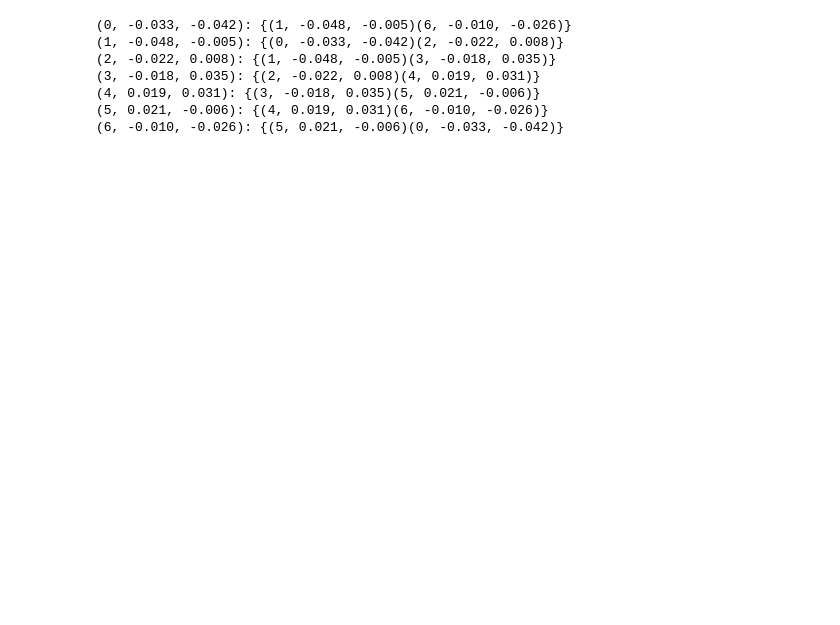
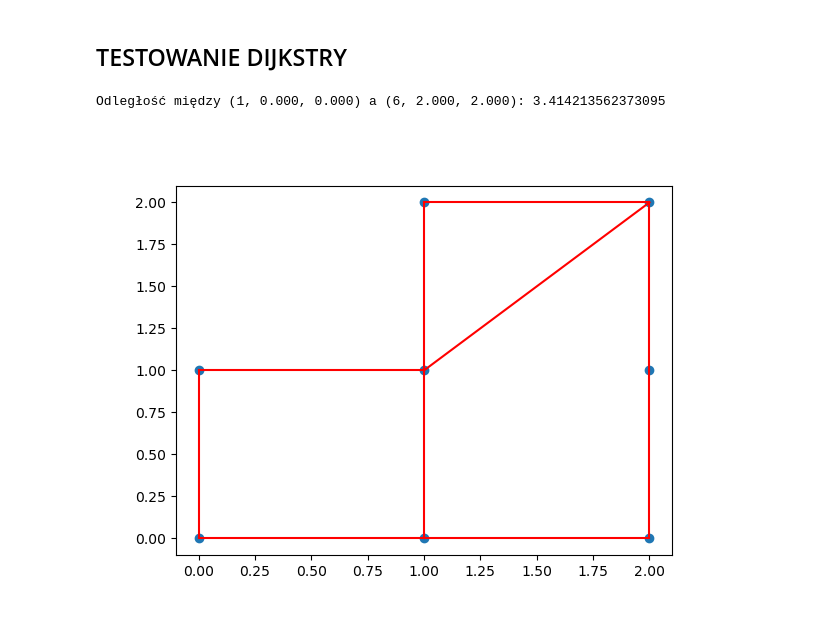
Before and after one commit to Okm165/visibility-graph, a Jupyter notebook: tests.ipynb, the cells around one changed output. Cells and saved outputs as stored; diff of their text form; code cells hidden in the pictures; blank space fills up the shorter version.

Commit message:
dijkstra

```diff
--- a/tests.ipynb
+++ b/tests.ipynb
@@ -11,19 +9,2 @@ test_plot1.draw()
-# %%
-figs = test_plot1.get_added_figure()
-# print(figs)
-
-print(Graph(figs))
-
-# print(edges)
-# edges = toEdges(edges)
-# print(edges)
-# play around i think it works :)
-# print(edge_intersect(edges[1], edges[2]))
-# %% [output]
-(0, -0.033, -0.042): {(1, -0.048, -0.005)(6, -0.010, -0.026)}
-(1, -0.048, -0.005): {(0, -0.033, -0.042)(2, -0.022, 0.008)}
-(2, -0.022, 0.008): {(1, -0.048, -0.005)(3, -0.018, 0.035)}
-(3, -0.018, 0.035): {(2, -0.022, 0.008)(4, 0.019, 0.031)}
-(4, 0.019, 0.031): {(3, -0.018, 0.035)(5, 0.021, -0.006)}
-(5, 0.021, -0.006): {(4, 0.019, 0.031)(6, -0.010, -0.026)}
-(6, -0.010, -0.026): {(5, 0.021, -0.006)(0, -0.033, -0.042)}
+# %% [markdown]
+## TESTOWANIE DIJKSTRY
@@ -29,0 +36,27 @@ print(Graph(figs))
+# %%
+%matplotlib widget
+import matplotlib.pyplot as plt
+
+vertices = g.get_verticies()
+edges = g.get_edges()
+
+# Extract the x and y coordinates of the vertices
+x = [v.x for v in vertices]
+y = [v.y for v in vertices]
+
+# Plot the vertices
+plt.scatter(x, y)
+
+# Iterate over the edges and draw lines between the vertices
+for edge in edges:
+    w1 = edge.v1
+    w2 = edge.v2
+    plt.plot([w1.x, w2.x], [w1.y, w2.y], color ='red')
+
+test1 = Vertex(1, 0, 0)
+test2 = Vertex(6, 2, 2)
+print(f"Odległość między {test1} a {test2}: {g.dijkstra(test1,test2)}")
+plt.show()
+# %% [output]
+Odległość między (1, 0.000, 0.000) a (6, 2.000, 2.000): 3.414213562373095
+[figure, added]
```
Also changed, not shown: parts of 2 cells of this notebook, 6 other files.
